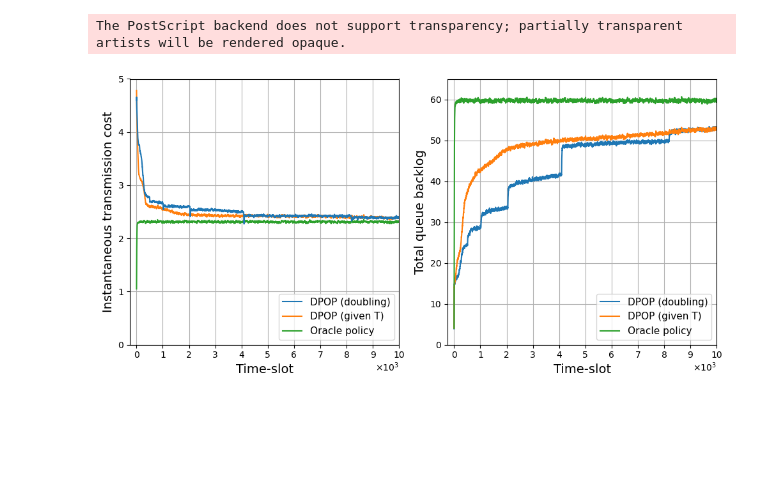
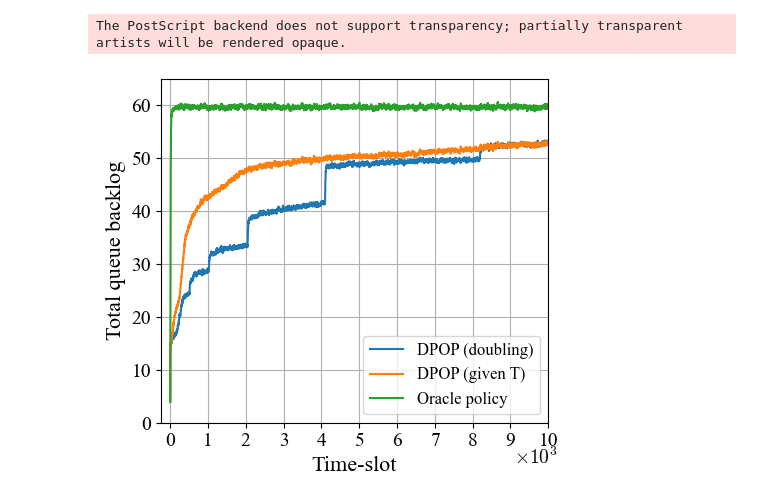
Before and after one commit to SathwikChadaga/Optimistic-DPP, a Jupyter notebook: plot_results.ipynb, the cells around one changed output. Cells and saved outputs as stored; diff of their text form; code cells hidden in the pictures; blank space fills up the shorter version.

```diff
--- a/plot_results.ipynb
+++ b/plot_results.ipynb
@@ -199,55 +79,9 @@ The PostScript backend does not support transparency; partially transparent arti
-# %%
-fig, axs = plt.subplots(nrows=1, ncols=2, figsize=(10,5))
-
-ax = axs[1]
-
-ax.plot(unknownT_backlog_at_tt, color = 'C0', label = 'DPOP (doubling)')
-ax.plot(knownT_backlog_at_tt, color = 'C1', label = 'DPOP (given T)')
-ax.plot(oracle_backlog_at_tt, color = 'C2', label = 'Oracle policy')
-
-# ax.ticklabel_format(axis='x', style='sci', scilimits=(0,4), useMathText=True)
-ax.set_xticks(ticks=1000*np.arange(0,11), labels=['{:1.0f}'.format(s) for s in np.arange(0,11)])
-ax.text(9100, -6.5, '$\\times 10^3$')
-
-ax.set_xlim([-250,10000])
-ax.set_ylim([0,65])
-
-ax.set_xlabel('Time-slot')
-ax.set_ylabel('Total queue backlog')
-
-# handles, labels = ax.get_legend_handles_labels()
-# order = [0,1,2]
-# order.reverse()
-# ax.legend([handles[idx] for idx in order],[labels[idx] for idx in order])
-ax.legend()
-
-ax.grid()
-
-ax = axs[0]
-ax.plot(windowed_average(oracle_tran_cost_at_tt), color = 'C2', label = 'Oracle policy')
-ax.plot(windowed_average(knownT_tran_cost_at_tt), color = 'C1', label = 'DPOP (given T)')
-ax.plot(windowed_average(unknownT_tran_cost_at_tt), color = 'C0', label = 'DPOP (doubling)')
-
-# ax.ticklabel_format(axis='x', style='sci', scilimits=(0,4), useMathText=True)
-ax.set_xticks(ticks=1000*np.arange(0,11), labels=['{:1.0f}'.format(s) for s in np.arange(0,11)])
-ax.text(9100, -0.5, '$\\times 10^3$')
-
-ax.set_xlim([-250,10000])
-ax.set_ylim([0,5])
-
-ax.set_xlabel('Time-slot')
-ax.set_ylabel('Instantaneous transmission cost')
-
-handles, labels = ax.get_legend_handles_labels()
-order = [0,1,2]
-order.reverse()
-ax.legend([handles[idx] for idx in order],[labels[idx] for idx in order], loc = 'lower right')
-# ax.legend(loc = 'lower right')
-
-ax.grid()
-plt.tight_layout()
-plt.savefig('./results/figs/run-plots.eps', bbox_inches='tight')
-plt.show()
-# %% [output]
-The PostScript backend does not support transparency; partially transparent artists will be rendered opaque.
-[figure, removed]
+# %%
+fig, ax = plt.subplots(nrows=1, ncols=1, figsize=(5,4.45))
+pltutils.plot_backlog_curve(ax, unknownT_backlog_at_tt, knownT_backlog_at_tt, oracle_backlog_at_tt, LABELS_SIZE)
+plt.tight_layout()
+if save_figs_to_folder is not None: plt.savefig(save_figs_to_folder + '/run-plots-backlog.eps', bbox_inches='tight')
+plt.show()
+# %% [output]
+The PostScript backend does not support transparency; partially transparent artists will be rendered opaque.
+[figure, added]
```
Also changed, not shown: parts of 12 cells of this notebook, 1 other file.
